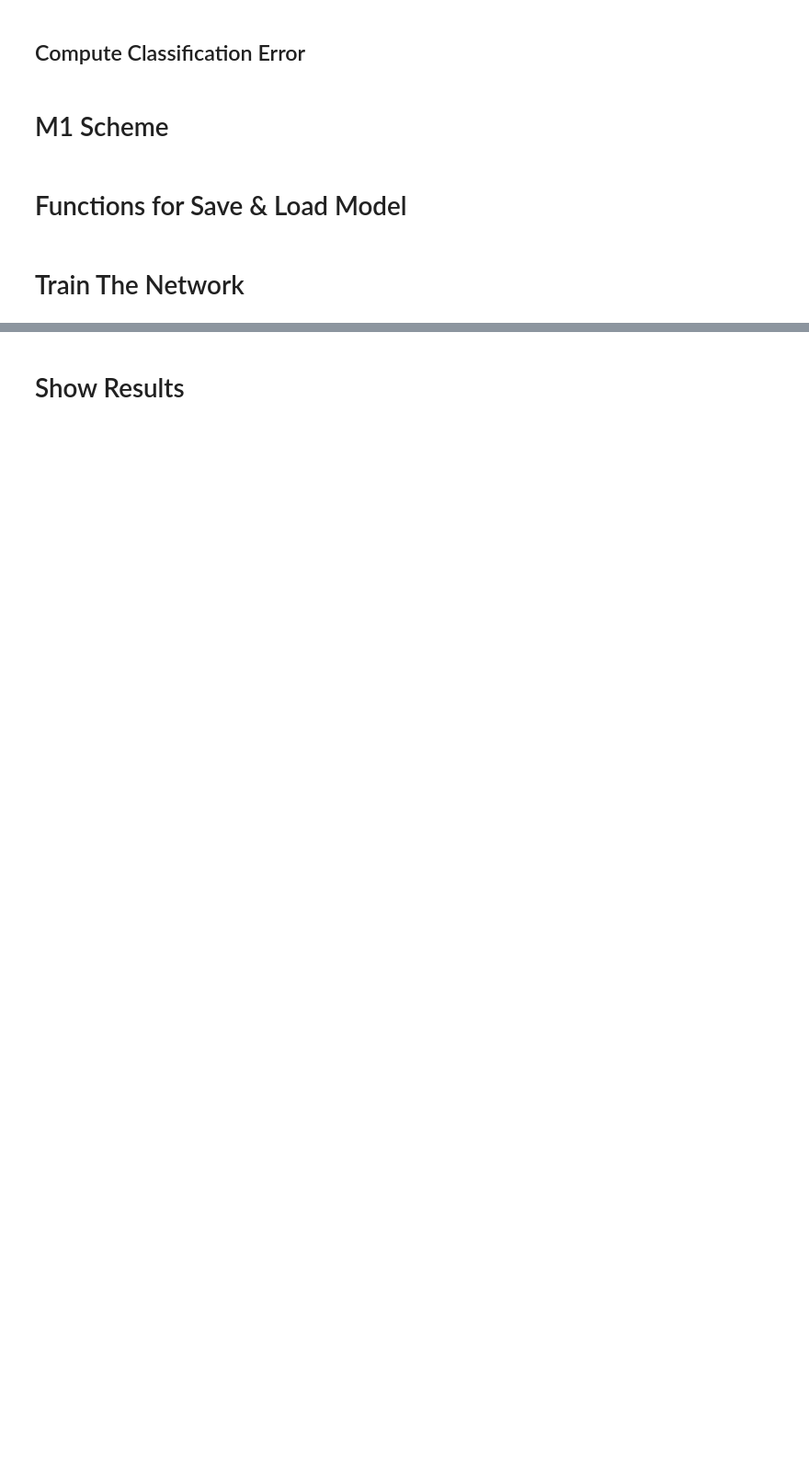
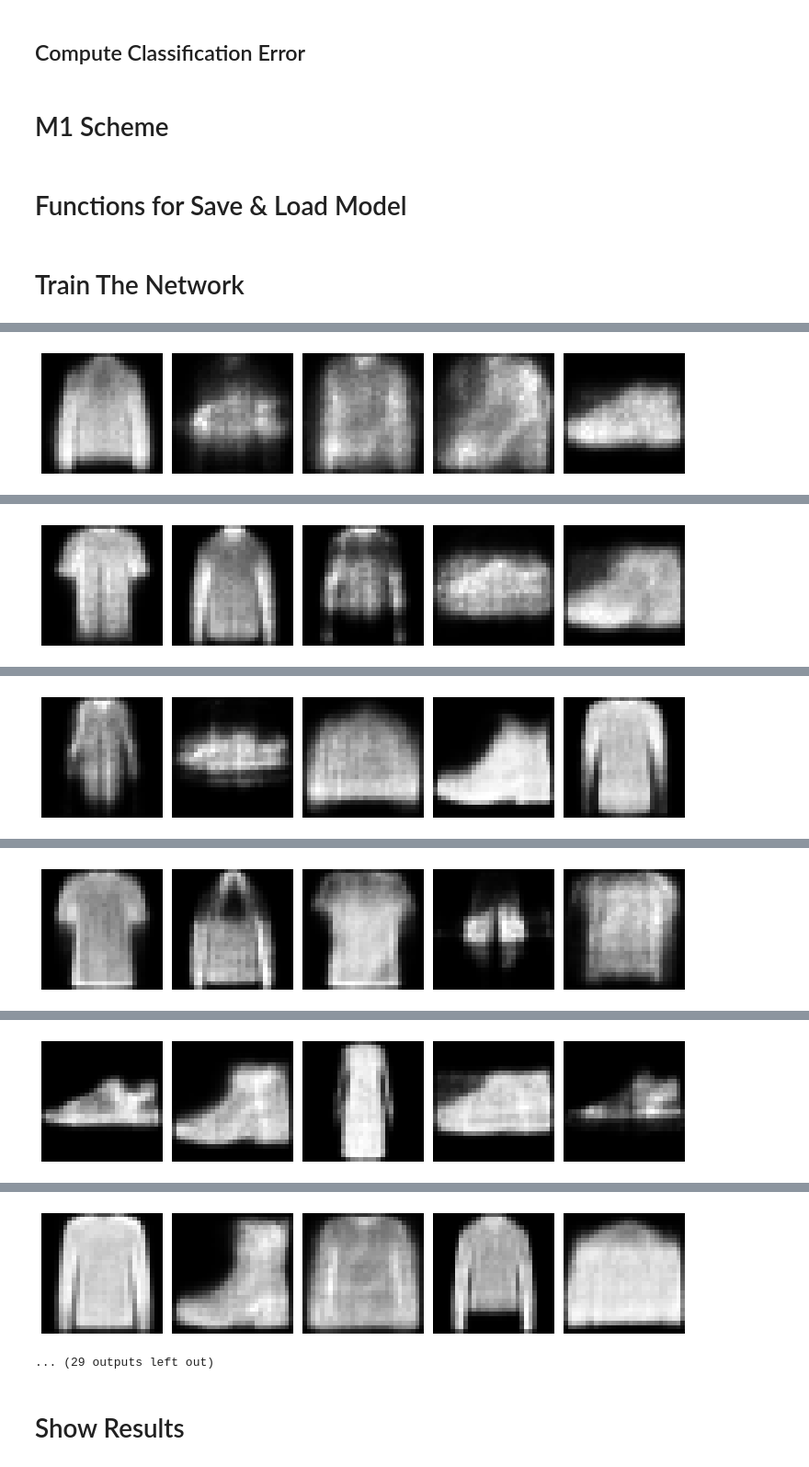
Before and after one commit to YairYarden/Deep-Learning, a Jupyter notebook: Q3_VAE.ipynb, the cells around one changed output, grey strips where cells are left out. Shown: that part at 92% size. Drawn from its saved outputs; the diff is of its cells as text; code cells hidden in the pictures; blank space fills up the shorter version.

```diff
--- a/Q3_VAE.ipynb
+++ b/Q3_VAE.ipynb
@@ -312,7 +309,7 @@ def train_svm(train_loader, vae_model):
 # %% [markdown]
 ## Compute Classification Error
 # %%
-def clasification_error(svm_model, vae_model, test_loader):
+def compute_classification_error(svm_model, vae_model, test_loader):
     encoded_data, labels = encode_data(test_loader, vae_model)
     acc_score = svm_model.score(encoded_data, labels)
 
@@ -320,31 +317,31 @@ def clasification_error(svm_model, vae_model, test_loader):
 # %% [markdown]
 # M1 Scheme
 # %%
-def m1_scheme(n:int,
-              batch_size=128,
-              epochs=10,
-              lr=3e-4):
+def train_m1_scheme(vae_model,
+                    optimizer,
+                    num_labels:int,
+                    batch_size=128,
+                    num_epochs=10):
     """
-    implement the M1 scheme from the paper.
+    Synopsis :
+        implement the M1 scheme from the paper.
 
-    n: number of labeled data
-
-    returns:
+    outputs :
         error, vae, svm
     """
-    train_labeled_loader, train_unlabeled_loader, test_loader = get_dataloaders(n=n,
+    train_labeled_loader, train_unlabeled_loader, test_loader = get_dataloaders(num_labels=num_labels,
                                                                                 batch_size=batch_size)
 
     print('Training the VAE...')
-    vae = train_vae(train_unlabeled_loader, test_loader, epochs, lr)
+    vae_model = train_vae_full(vae_model, optimizer, train_unlabeled_loader, test_loader, num_epochs)
 
     print('Training the SVM...')
-    svm = train_svm(train_labeled_loader, vae)
+    svm_model = train_svm(train_labeled_loader, vae_model)
 
     print('Conmputing error')
-    error = clasification_error(svm, vae, test_loader)
+    error = compute_classification_error(svm_model, vae_model, test_loader)
 
-    return error, vae, svm
+    return error, vae_model, svm_model
 # %% [markdown]
 # Functions for Save & Load Model
 # %%
@@ -377,8 +374,2 @@ def load_models(name):
 # %% [markdown]
 # Train The Network
-# %%
-results = {}
-for n in [100, 600, 1_000, 3_000]:
-    print('-'*10, f'n={n}', '-'*10)
-    curr_error, curr_vae, curr_svm = m1_scheme(n, epochs=5)
-    results[n] = curr_error, curr_vae, curr_svm
@@ -434,0 +376,11 @@ Train Epoch: 1 [batch: 400/465 (86%)]   Loss: 297.682037
+# %%
+vae_model = VAE(x_dim=784, h_dim1= 600, h_dim2=600, z_dim=50).to(DEVICE)
+optimizer = torch.optim.Adam(vae_model.parameters(), lr=1e-3)
+
+results = {}
+for num_labels in [100, 600, 1000, 3000]:
+    print('-'*10, f'num_labels={num_labels}', '-'*10)
+    curr_error, curr_vae, curr_svm = train_m1_scheme(vae_model, optimizer, num_labels,
+                                                     batch_size=128, num_epochs=5)
+    results[num_labels] = curr_error, curr_vae, curr_svm
+# %% [output]
@@ -434,0 +395 @@ Train Epoch: 1 [batch: 400/465 (86%)]   Loss: 297.682037
+[figure, added]
@@ -434,0 +402 @@ Train Epoch: 1 [batch: 400/465 (86%)]   Loss: 297.682037
+[figure, added]
@@ -434,0 +409 @@ Train Epoch: 1 [batch: 400/465 (86%)]   Loss: 297.682037
+[figure, added]
@@ -434,0 +416 @@ Train Epoch: 1 [batch: 400/465 (86%)]   Loss: 297.682037
+[figure, added]
@@ -434,0 +423 @@ Train Epoch: 1 [batch: 400/465 (86%)]   Loss: 297.682037
+[figure, added]
@@ -435,3 +434,5 @@ Train Epoch: 1 [batch: 400/465 (86%)]   Loss: 297.682037
+[figure, added]
+... (29 outputs left out)
 # %% [markdown]
 # Show Results
 # %%
```
Also changed, not shown: parts of 16 cells of this notebook.
